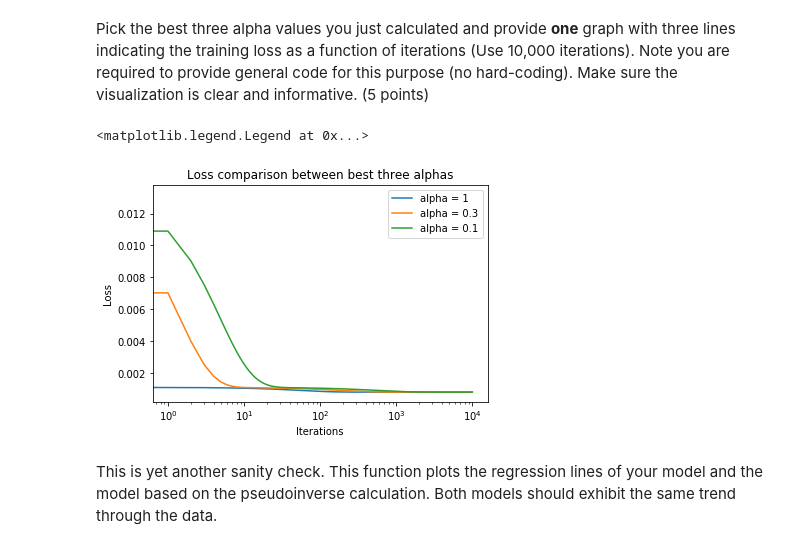
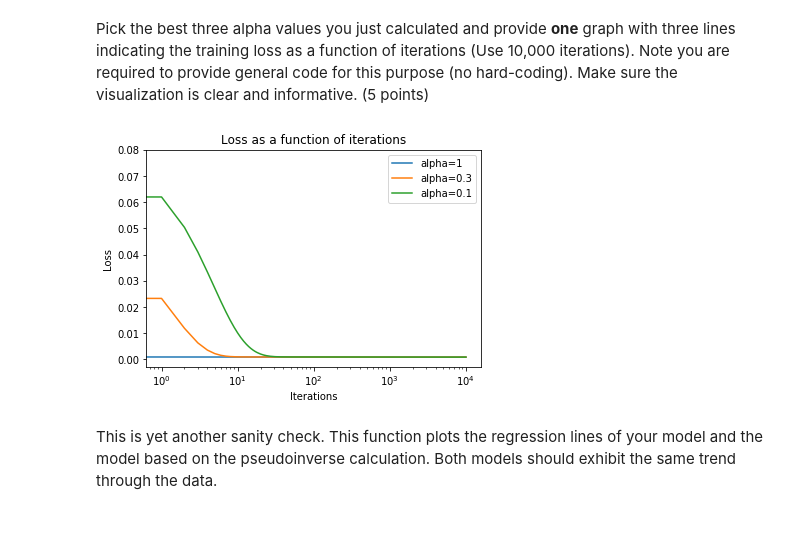
Before and after one commit to tsegall22/Intro-to-machine-learning, a Jupyter notebook: HW/HW1/hw1_300420379_301833836.ipynb, the cells around one changed output. Saved outputs shown, nothing was run; the diff lists cells and outputs as text; code cells hidden in the pictures.

```diff
--- a/HW/HW1/hw1_300420379_301833836.ipynb
+++ b/HW/HW1/hw1_300420379_301833836.ipynb
@@ -356,23 +420,33 @@ print(best_alpha)
 1
 # %% [markdown]
 Pick the best three alpha values you just calculated and provide **one** graph with three lines indicating the training loss as a function of iterations (Use 10,000 iterations). Note you are required to provide general code for this purpose (no hard-coding). Make sure the visualization is clear and informative. (5 points)
-# %%
-sorted_alphas = sorted(alpha_dict, key=alpha_dict.get)
-iterations = 10000
-x_vals = np.arange(iterations)
-theta_rand = np.random.random(size=2)
-plt.xscale("log")
-for i in range(3):
-    alpha = sorted_alphas[i]
-    _, alpha_losses = gradient_descent(X_train, y_train, theta_rand, alpha, iterations)
-    plt.plot(x_vals, alpha_losses, label = "alpha = " + str(alpha))
-plt.title("Loss comparison between best three alphas")
-plt.xlabel("Iterations")
-plt.ylabel("Loss")
-plt.legend()
-# %% [output]
-<matplotlib.legend.Legend at 0x...>
-[figure, removed]
+# %%
+###########################################################################
+#                            START OF YOUR CODE                           #
+###########################################################################
+alphas_n = 3
+alphas = sorted(alpha_dict, key=alpha_dict.get)[:alphas_n]
+
+theta_initial = np.random.random(X_train.shape[1])
+iterations = 10000
+
+for a in alphas:
+    _, J_history = gradient_descent(X=X_train, y=y_train, theta=theta_initial, alpha=a, num_iters=iterations)
+    plt.plot(np.arange(len(J_history)), J_history,label='alpha=' + str(a))
+
+plt.xscale('log')
+plt.xlabel('Iterations')
+plt.ylabel('Loss')
+plt.title('Loss as a function of iterations')
+plt.legend()
+plt.show()
+
+
+###########################################################################
+#                             END OF YOUR CODE                            #
+###########################################################################
+# %% [output]
+[figure, added]
 # %% [markdown]
 This is yet another sanity check. This function plots the regression lines of your model and the model based on the pseudoinverse calculation. Both models should exhibit the same trend through the data.
 # %%
```
Also changed, not shown: parts of 23 cells of this notebook.
